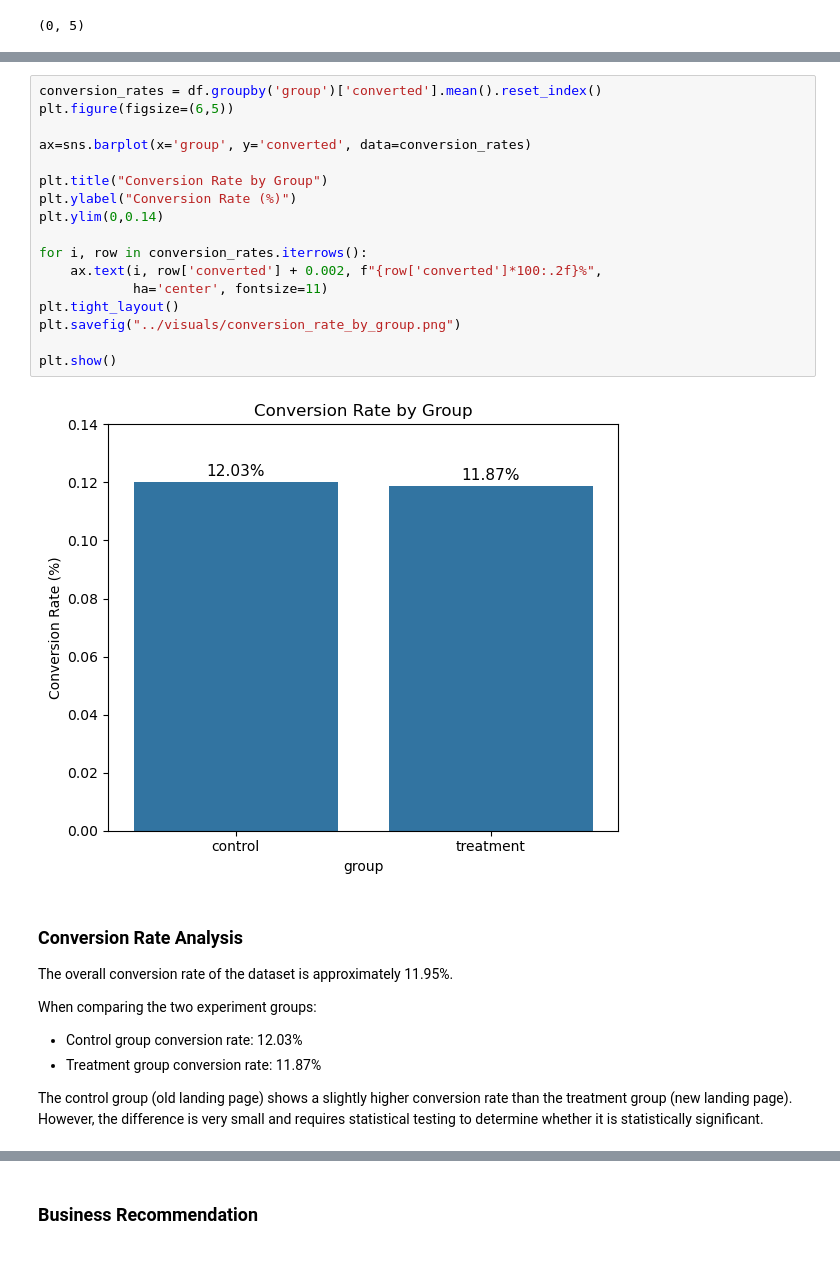
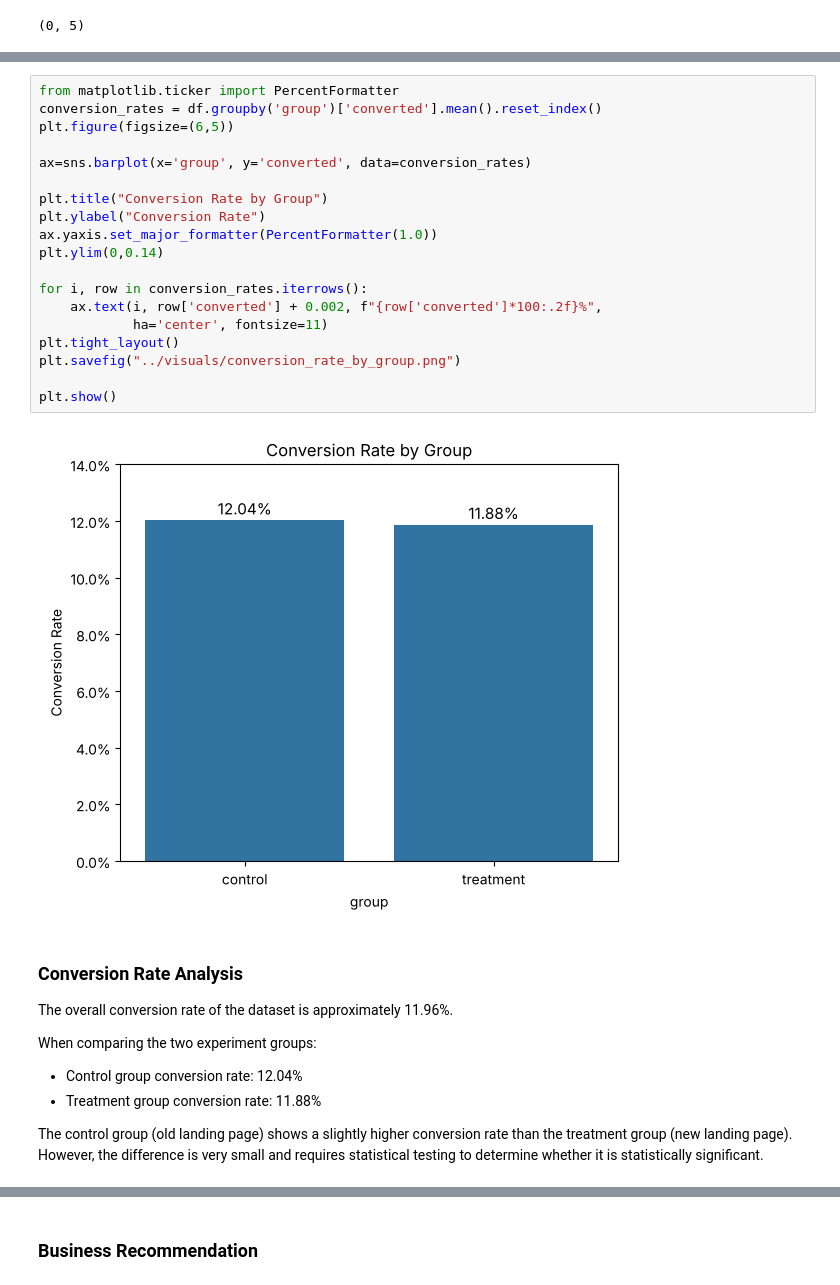
Before and after one commit to GouthamMantena/ab-testing-landing-page-analysis, a Jupyter notebook: notebooks/ab_test_analysis.ipynb, the cells around one changed output, grey strips where cells are left out. Drawn from its saved outputs; the diff is of its cells as text.

```diff
--- a/notebooks/ab_test_analysis.ipynb
+++ b/notebooks/ab_test_analysis.ipynb
@@ -61,31 +77,33 @@ treatment    0.118727
 Name: converted, dtype: float64
 # %%
+from matplotlib.ticker import PercentFormatter
 conversion_rates = df.groupby('group')['converted'].mean().reset_index()
 plt.figure(figsize=(6,5))
 
 ax=sns.barplot(x='group', y='converted', data=conversion_rates)
 
 plt.title("Conversion Rate by Group")
-plt.ylabel("Conversion Rate (%)")
+plt.ylabel("Conversion Rate")
+ax.yaxis.set_major_formatter(PercentFormatter(1.0))
 plt.ylim(0,0.14)
 
 for i, row in conversion_rates.iterrows():
     ax.text(i, row['converted'] + 0.002, f"{row['converted']*100:.2f}%",
             ha='center', fontsize=11)
 plt.tight_layout()
 plt.savefig("../visuals/conversion_rate_by_group.png")
 
 plt.show()
 # %% [output]
-[figure, old version]
+[figure, new version]
 # %% [markdown]
 ### Conversion Rate Analysis
 
-The overall conversion rate of the dataset is approximately 11.95%.
+The overall conversion rate of the dataset is approximately 11.96%.
 
 When comparing the two experiment groups:
-- Control group conversion rate: 12.03%
-- Treatment group conversion rate: 11.87%
+- Control group conversion rate: 12.04%
+- Treatment group conversion rate: 11.88%
 
 The control group (old landing page) shows a slightly higher conversion rate than the treatment group (new landing page). However, the difference is very small and requires statistical testing to determine whether it is statistically significant.
 # %% [markdown]
```
Also changed, not shown: parts of 36 cells of this notebook, 5 other files.
